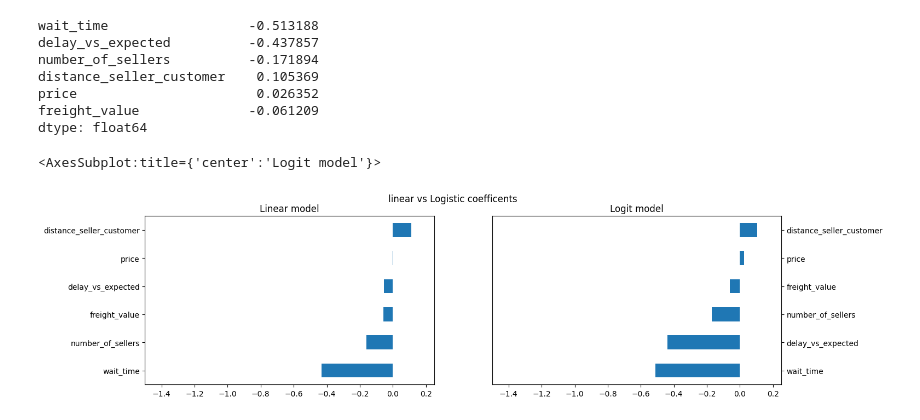
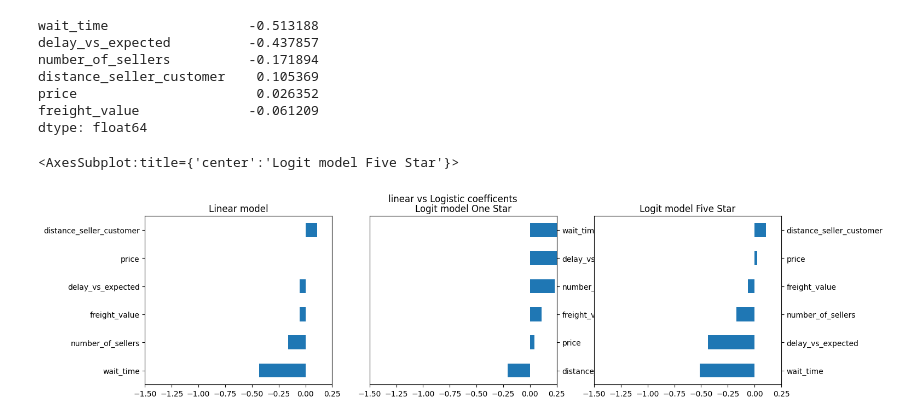
Before and after one commit to multiyumz/data-science-challenges, a Jupyter notebook: data-logit/logit.ipynb, the cells around one changed output. Drawn from its saved outputs; the diff is of its cells as text; code cells hidden in the pictures.

```diff
--- a/data-logit/logit.ipynb
+++ b/data-logit/logit.ipynb
@@ -278,16 +278,22 @@ dtype: float64
 # %%
 plt.figure(figsize=(15,4))
 plt.suptitle("linear vs Logistic coefficents")
-ax1 = plt.subplot(1,2,1)
+ax1 = plt.subplot(1,3,1)
 ax1.set_xlim(-1.5, 0.25)
 ax1.set_title("Linear model")
 linear_model.params[1:].sort_values().plot(kind='barh', ax=ax1)
 
-ax2 = plt.subplot(1,2,2)
-ax2.set_title("Logit model")
+ax2 = plt.subplot(1,3,2)
+ax2.set_title("Logit model One Star")
 ax2.yaxis.tick_right()
 ax2.set_xlim(-1.5, 0.25)
-logit_5.params[1:].sort_values().plot(kind='barh', ax=ax2)
+logit_1.params[1:].sort_values().plot(kind='barh', ax=ax2)
+
+ax3 = plt.subplot(1,3,3)
+ax3.set_title("Logit model Five Star")
+ax3.yaxis.tick_right()
+ax3.set_xlim(-1.5, 0.25)
+logit_5.params[1:].sort_values().plot(kind='barh', ax=ax3)
 # %% [output]
-<AxesSubplot:title={'center':'Logit model'}>
+<AxesSubplot:title={'center':'Logit model Five Star'}>
-[figure, old version]
+[figure, new version]
```
